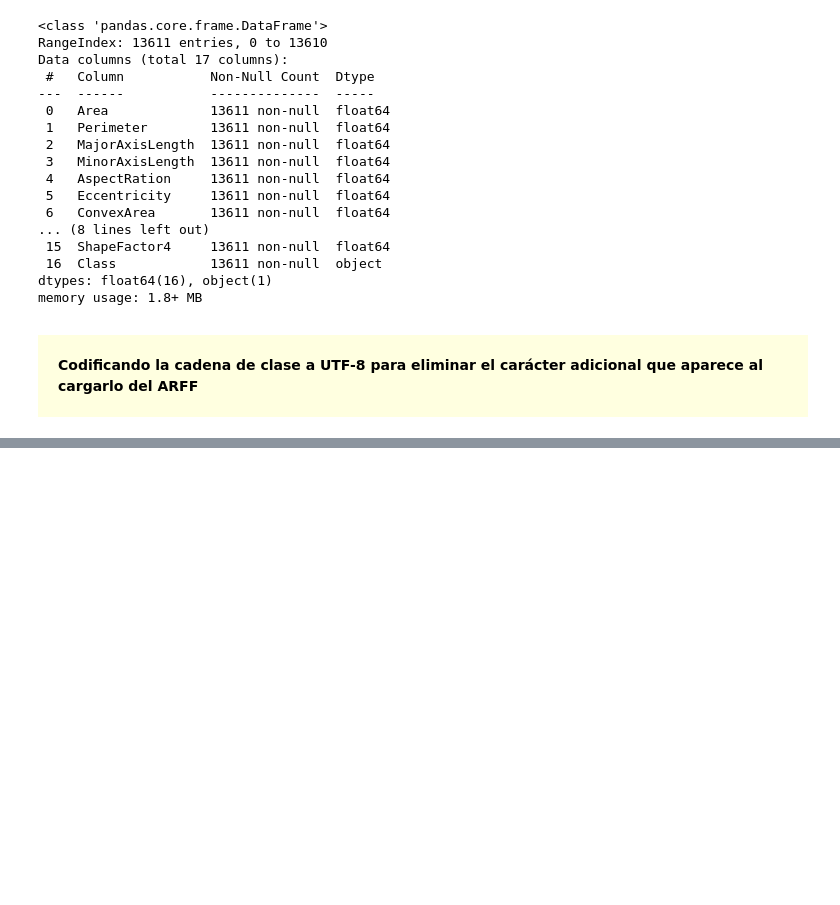
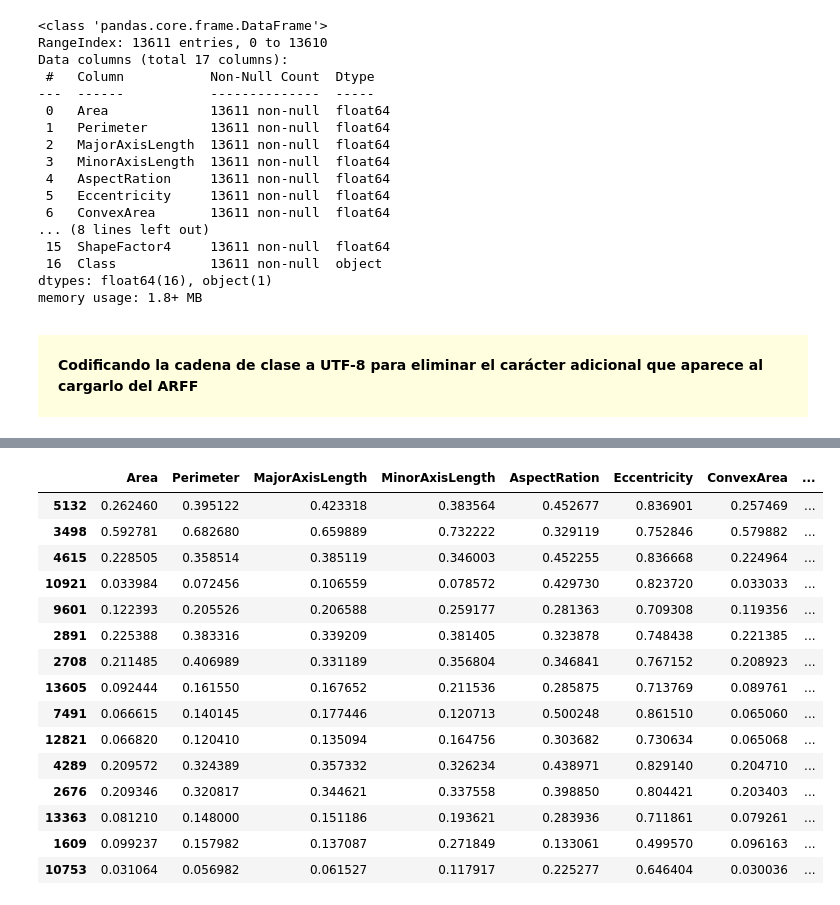
Before and after one commit to LuisIgnacio98/ProyectoFinalMineriaDatos, a Jupyter notebook: Proyecto Final Minería Datos.ipynb, the cells around one changed output, grey strips where cells are left out. Drawn from its saved outputs; the diff is of its cells as text; code cells hidden in the pictures; blank space fills up the shorter version.

```diff
--- a/Proyecto Final Minería Datos.ipynb
+++ b/Proyecto Final Minería Datos.ipynb
@@ -79,0 +91,9 @@ df.sample(10)
+# %%
+escalado1 = df.copy()
+
+num_attrs = ['Area','Perimeter','MajorAxisLength','MinorAxisLength','AspectRation','Eccentricity','ConvexArea','EquivDiameter',
+            'Extent','Solidity','roundness','Compactness','ShapeFactor1','ShapeFactor3','ShapeFactor4']
+scaler = MinMaxScaler()
+escalado1[num_attrs] = scaler.fit_transform(escalado1[num_attrs])
+
+escalado1[num_attrs].describe()
@@ -79,0 +110,19 @@ df.sample(10)
+# %%
+escalado1.sample(15)
+# %% [output]
+|  | Area | Perimeter | MajorAxisLength | MinorAxisLength | AspectRation | Eccentricity | ConvexArea | ... |
+| 5132 | 0.262460 | 0.395122 | 0.423318 | 0.383564 | 0.452677 | 0.836901 | 0.257469 | ... |
+| 3498 | 0.592781 | 0.682680 | 0.659889 | 0.732222 | 0.329119 | 0.752846 | 0.579882 | ... |
+| 4615 | 0.228505 | 0.358514 | 0.385119 | 0.346003 | 0.452255 | 0.836668 | 0.224964 | ... |
+| 10921 | 0.033984 | 0.072456 | 0.106559 | 0.078572 | 0.429730 | 0.823720 | 0.033033 | ... |
+| 9601 | 0.122393 | 0.205526 | 0.206588 | 0.259177 | 0.281363 | 0.709308 | 0.119356 | ... |
+| 2891 | 0.225388 | 0.383316 | 0.339209 | 0.381405 | 0.323878 | 0.748438 | 0.221385 | ... |
+| 2708 | 0.211485 | 0.406989 | 0.331189 | 0.356804 | 0.346841 | 0.767152 | 0.208923 | ... |
+| 13605 | 0.092444 | 0.161550 | 0.167652 | 0.211536 | 0.285875 | 0.713769 | 0.089761 | ... |
+| 7491 | 0.066615 | 0.140145 | 0.177446 | 0.120713 | 0.500248 | 0.861510 | 0.065060 | ... |
+| 12821 | 0.066820 | 0.120410 | 0.135094 | 0.164756 | 0.303682 | 0.730634 | 0.065068 | ... |
+| 4289 | 0.209572 | 0.324389 | 0.357332 | 0.326234 | 0.438971 | 0.829140 | 0.204710 | ... |
+| 2676 | 0.209346 | 0.320817 | 0.344621 | 0.337558 | 0.398850 | 0.804421 | 0.203403 | ... |
+| 13363 | 0.081210 | 0.148000 | 0.151186 | 0.193621 | 0.283936 | 0.711861 | 0.079261 | ... |
+| 1609 | 0.099237 | 0.157982 | 0.137087 | 0.271849 | 0.133061 | 0.499570 | 0.096163 | ... |
+| 10753 | 0.031064 | 0.056982 | 0.061527 | 0.117917 | 0.225277 | 0.646404 | 0.030036 | ... |
```
Also changed, not shown: parts of 11 cells of this notebook.
